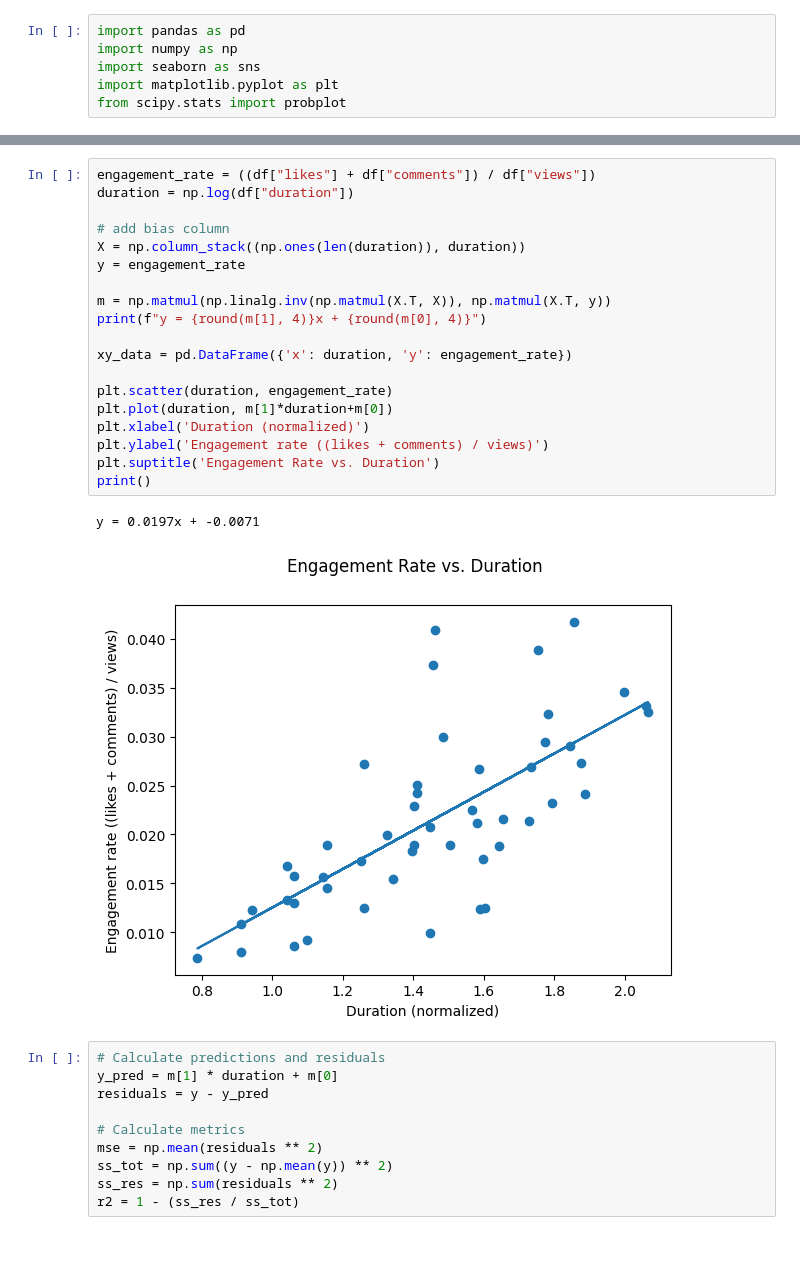
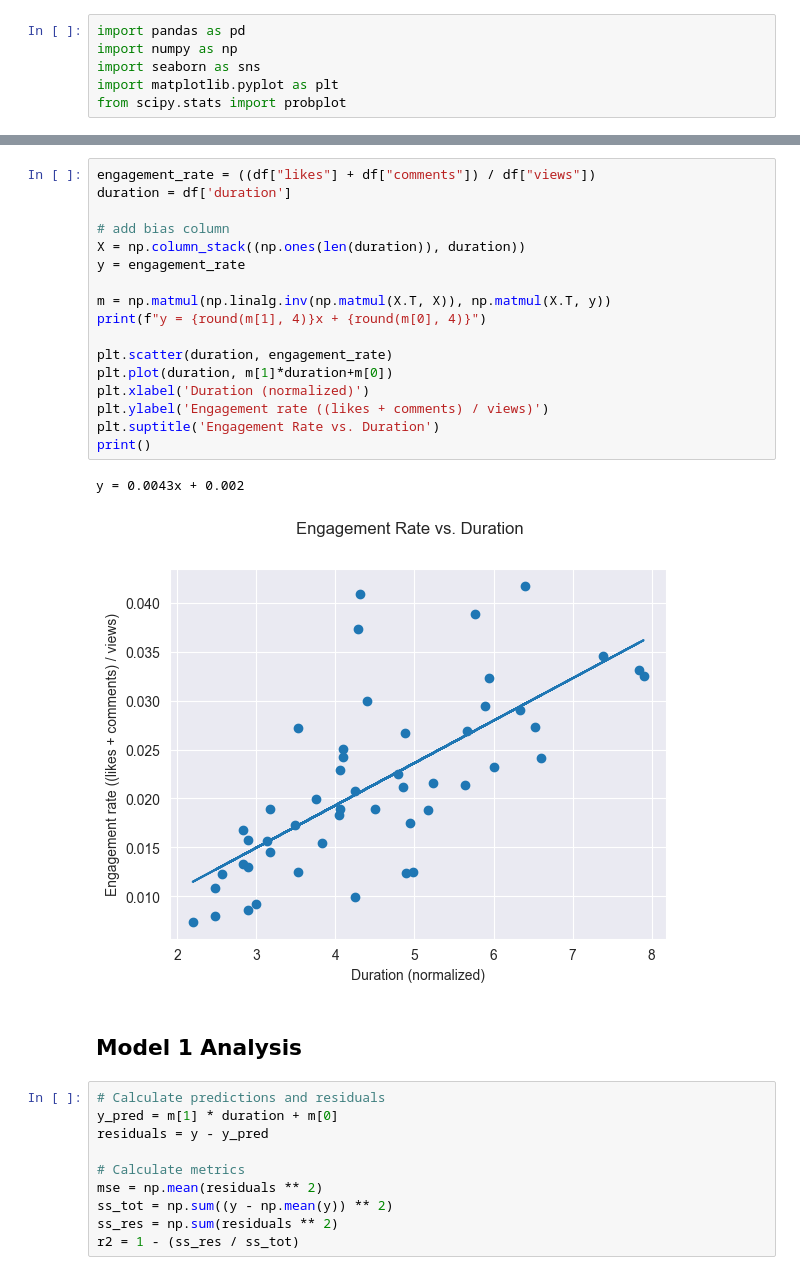
Before and after one commit to melanieyu23/DS3000_Project, a Jupyter notebook: phase3.ipynb, the cells around one changed output, grey strips where cells are left out. Saved outputs shown, nothing was run; the diff lists cells and outputs as text; blank space fills up the shorter version.

```diff
--- a/phase3.ipynb
+++ b/phase3.ipynb
@@ -27,26 +27,26 @@ df.head()
 | 4 | L0QHMLx02l4 | Introducing ADK Go, User Simulato... | 2025-11-20T17:02:19Z | 4880 | 126 | 4 | 4.882802 | ['Google', 'developers', 'pr_pr: ... |
 # %%
 engagement_rate = ((df["likes"] + df["comments"]) / df["views"])
-duration = np.log(df["duration"])
+duration = df['duration']
 
 # add bias column
 X = np.column_stack((np.ones(len(duration)), duration))
 y = engagement_rate
 
 m = np.matmul(np.linalg.inv(np.matmul(X.T, X)), np.matmul(X.T, y))
 print(f"y = {round(m[1], 4)}x + {round(m[0], 4)}")
 
-xy_data = pd.DataFrame({'x': duration, 'y': engagement_rate})
-
 plt.scatter(duration, engagement_rate)
 plt.plot(duration, m[1]*duration+m[0])
 plt.xlabel('Duration (normalized)')
 plt.ylabel('Engagement rate ((likes + comments) / views)')
 plt.suptitle('Engagement Rate vs. Duration')
 print()
 # %% [output]
-y = 0.0197x + -0.0071
+y = 0.0043x + 0.002
-[figure, old version]
+[figure, new version]
+# %% [markdown]
+## Model 1 Analysis
 # %%
 # Calculate predictions and residuals
 y_pred = m[1] * duration + m[0]
```
Also changed, not shown: parts of 7 cells of this notebook.
